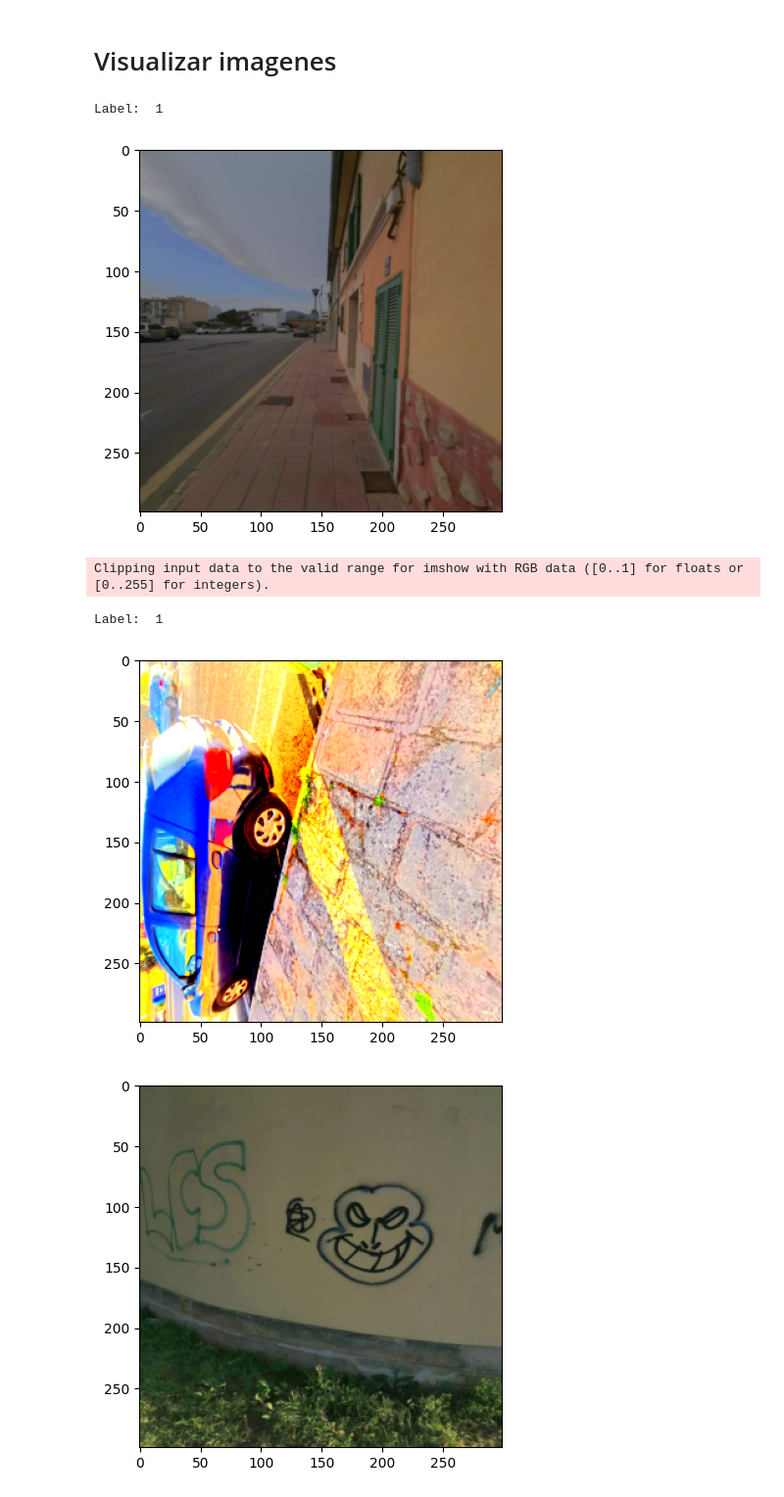
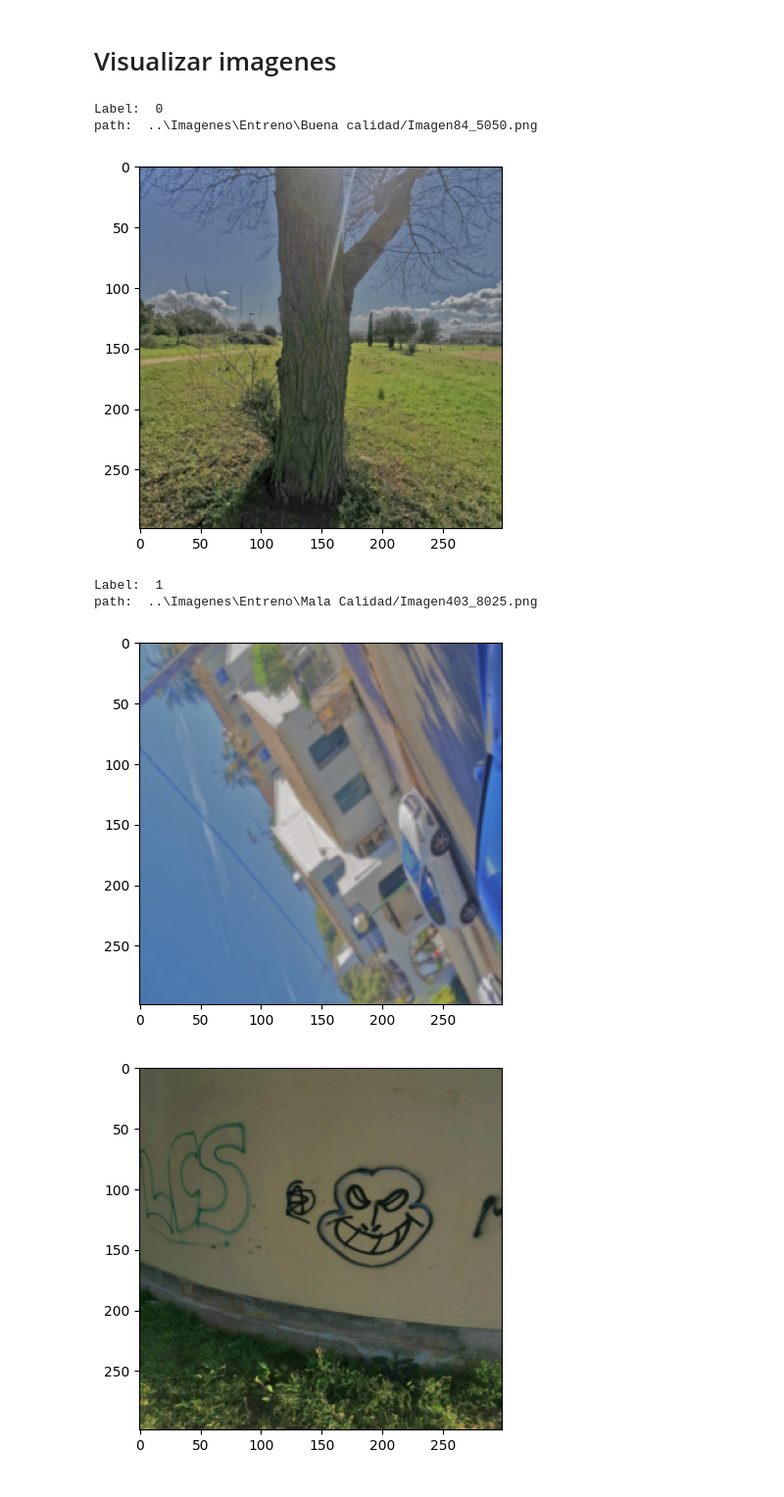
Before and after one commit to josemi32/TFG-Jose-Miguel-Montero, a Jupyter notebook: Proyectos/Entreno del clasificador.ipynb, the cells around one changed output. Shown at 98% size. Cells and saved outputs as stored; diff of their text form; code cells hidden in the pictures.

```diff
--- a/Proyectos/Entreno del clasificador.ipynb
+++ b/Proyectos/Entreno del clasificador.ipynb
@@ -150,7 +150,7 @@ class goodBadDataset(Dataset):
 
 train_ds2= goodBadDataset(ttrain,transform) #Se genera un dataset de entreno con solo las imagenes pasadas a tensor y con tamaño 299x299
 
-train_dsx=goodBadDataset(ttrain,transform)+goodBadDataset(ttrain,transform1)+goodBadDataset(ttrain,transform2)+goodBadDataset(ttrain,transform3)+goodBadDataset(ttrain,transform4) # #Se genera un dataset de entreno con todas las transformaciones expuestas anteriormente a las imagenesy se pasan a tensor.
+train_dsx=goodBadDataset(ttrain,transform1)#+goodBadDataset(ttrain,transform1)+goodBadDataset(ttrain,transform2)+goodBadDataset(ttrain,transform3)+goodBadDataset(ttrain,transform4) # #Se genera un dataset de entreno con todas las transformaciones expuestas anteriormente a las imagenesy se pasan a tensor.
 
 
 #Randomizar las imagenes del dataset de entreno con las imagenes transformadas
@@ -255,28 +255,31 @@ img = np.array(train_dl2.dataset[x][0])
 img = np.moveaxis(img, 0, -1) #Se mueve los canales para que el de color este el ultimo
 
 print("Label: " ,train_dl2.dataset[x][1]) #Se imprime su etiqueta
+print("path: " ,train_dl2.dataset[x][2])
 plt.imshow(img )
 plt.show()
 # %% [output]
-Label:  1
+Label:  0
+path:  ..\Imagenes\Entreno\Buena calidad/Imagen84_5050.png
-[figure, old version]
+[figure, new version]
 # %%
 #Se coge una imagen del dataloader de entreno normalizado y sin transformar y se muestra para ver que se han guardado correctamente
 
-x=5
+x=100
 
-img = np.array(train_dl.dataset[x][0])
+img = np.array(train_dlx.dataset[x][0])
 
 
 img = np.moveaxis(img, 0, -1)
 
-print("Label: " ,train_dl.dataset[x][1])
+print("Label: " ,train_dlx.dataset[x][1])
+print("path: " ,train_dlx.dataset[x][2])
 plt.imshow(img )
 plt.show()
 # %% [output]
-Clipping input data to the valid range for imshow with RGB data ([0..1] for floats or [0..255] for integers).
+Label:  1
+path:  ..\Imagenes\Entreno\Mala Calidad/Imagen403_8025.png
-Label:  1
-[figure, old version]
+[figure, new version]
 # %%
 #Se coge una imagen del dataloader de validacion no normalizado y se muestra para ver que se han guardado correctamente
 
```
Also changed, not shown: parts of 6 cells of this notebook.
